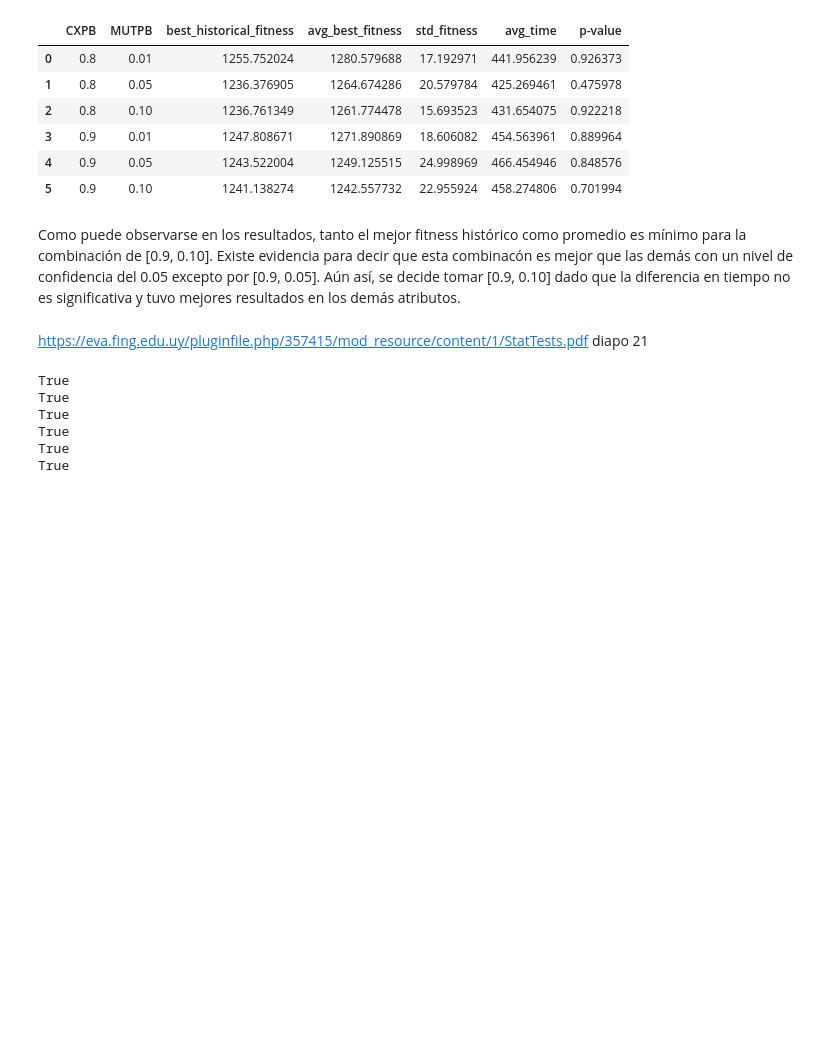
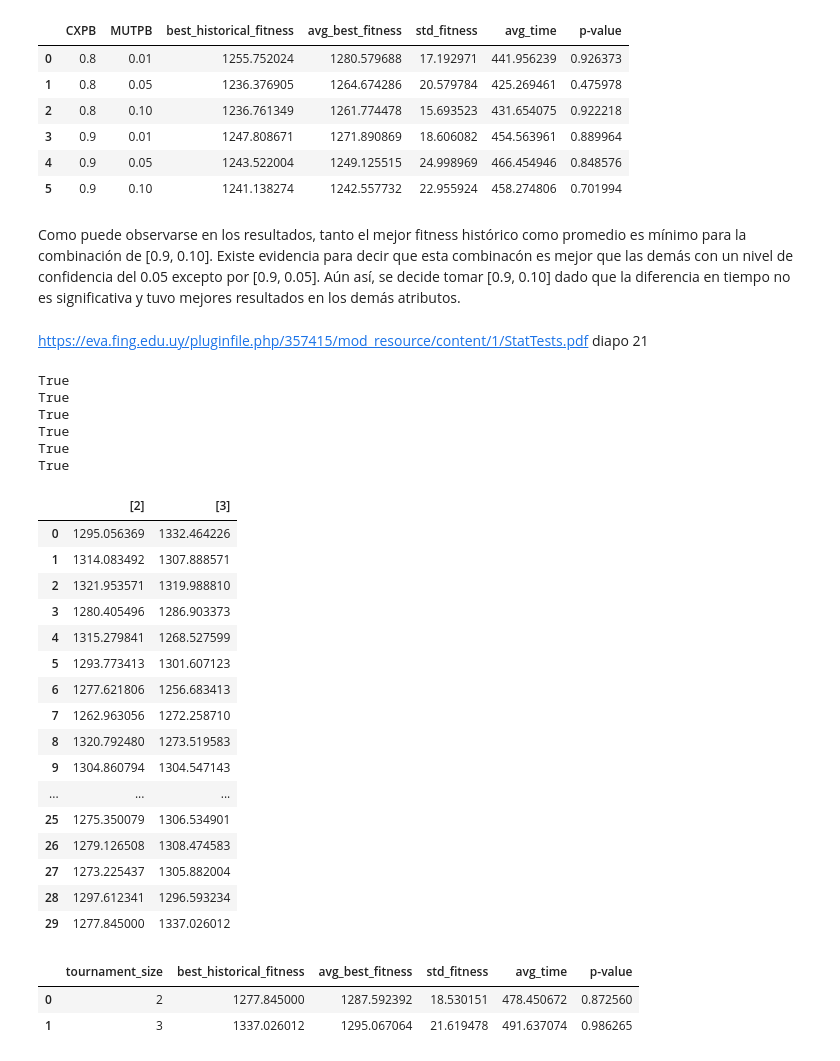
Before and after one commit to guidodinello/polygonal-evolutionary-algorithm, a Jupyter notebook: analysis.ipynb, the cells around one changed output. Saved outputs shown, nothing was run; the diff lists cells and outputs as text; code cells hidden in the pictures; blank space fills up the shorter version.

```diff
--- a/analysis.ipynb
+++ b/analysis.ipynb
@@ -156,3 +156,33 @@ True
 True
 True
 True
+# %%
+#tstudent posthoc en tests informales
+
+informales = pd.read_csv(f"{BFE}best_fit_per_config_informal.csv")
+informales
+# %% [output]
+|  | [2] | [3] |
+| 0 | 1295.056369 | 1332.464226 |
+| 1 | 1314.083492 | 1307.888571 |
+| 2 | 1321.953571 | 1319.988810 |
+| 3 | 1280.405496 | 1286.903373 |
+| 4 | 1315.279841 | 1268.527599 |
+| 5 | 1293.773413 | 1301.607123 |
+| 6 | 1277.621806 | 1256.683413 |
+| 7 | 1262.963056 | 1272.258710 |
+| 8 | 1320.792480 | 1273.519583 |
+| 9 | 1304.860794 | 1304.547143 |
+| ... | ... | ... |
+| 25 | 1275.350079 | 1306.534901 |
+| 26 | 1279.126508 | 1308.474583 |
+| 27 | 1273.225437 | 1305.882004 |
+| 28 | 1297.612341 | 1296.593234 |
+| 29 | 1277.845000 | 1337.026012 |
+# %%
+best_fitness_informal = pd.read_csv(f"{RESULTS}informal.csv")
+best_fitness_informal
+# %% [output]
+|  | tournament_size | best_historical_fitness | avg_best_fitness | std_fitness | avg_time | p-value |
+| 0 | 2 | 1277.845000 | 1287.592392 | 18.530151 | 478.450672 | 0.872560 |
+| 1 | 3 | 1337.026012 | 1295.067064 | 21.619478 | 491.637074 | 0.986265 |
```
Also changed, not shown: parts of 8 cells of this notebook, 6 other files.
